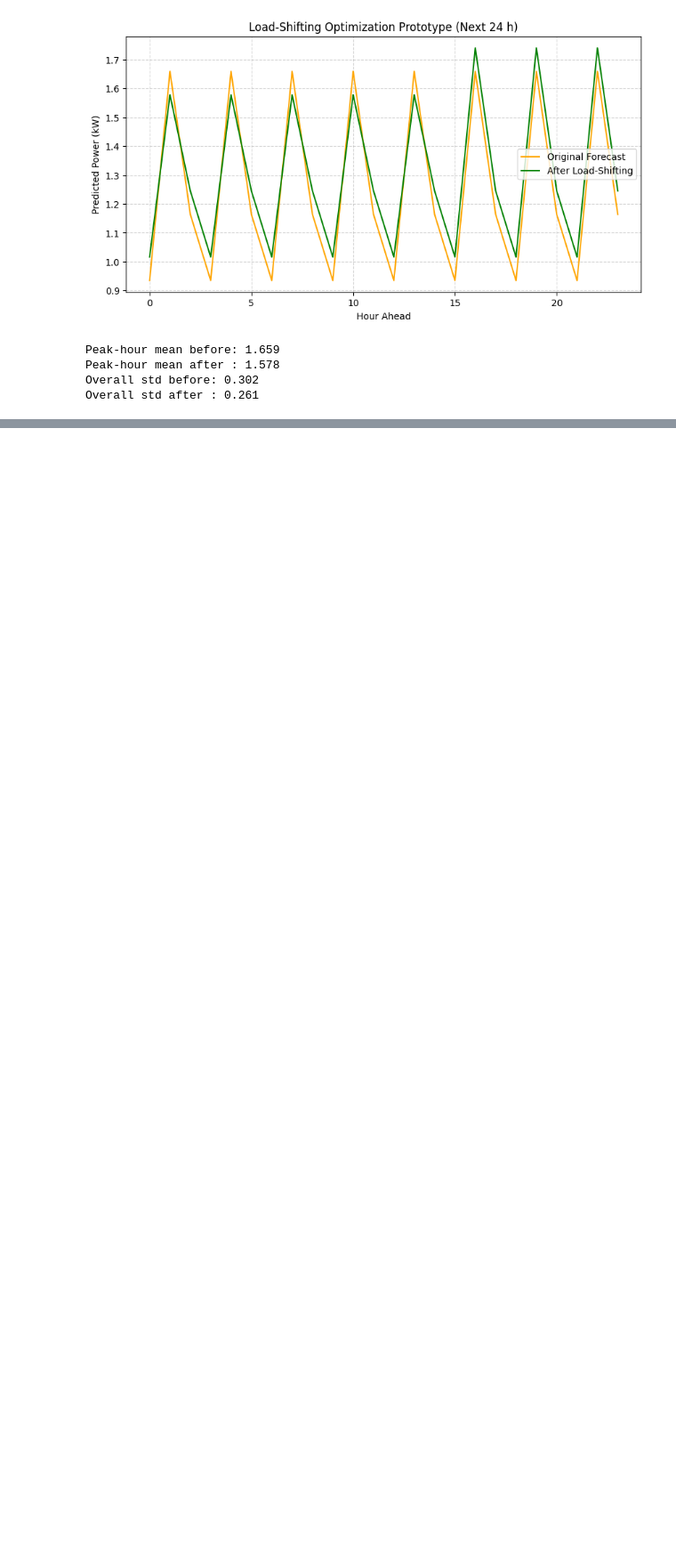
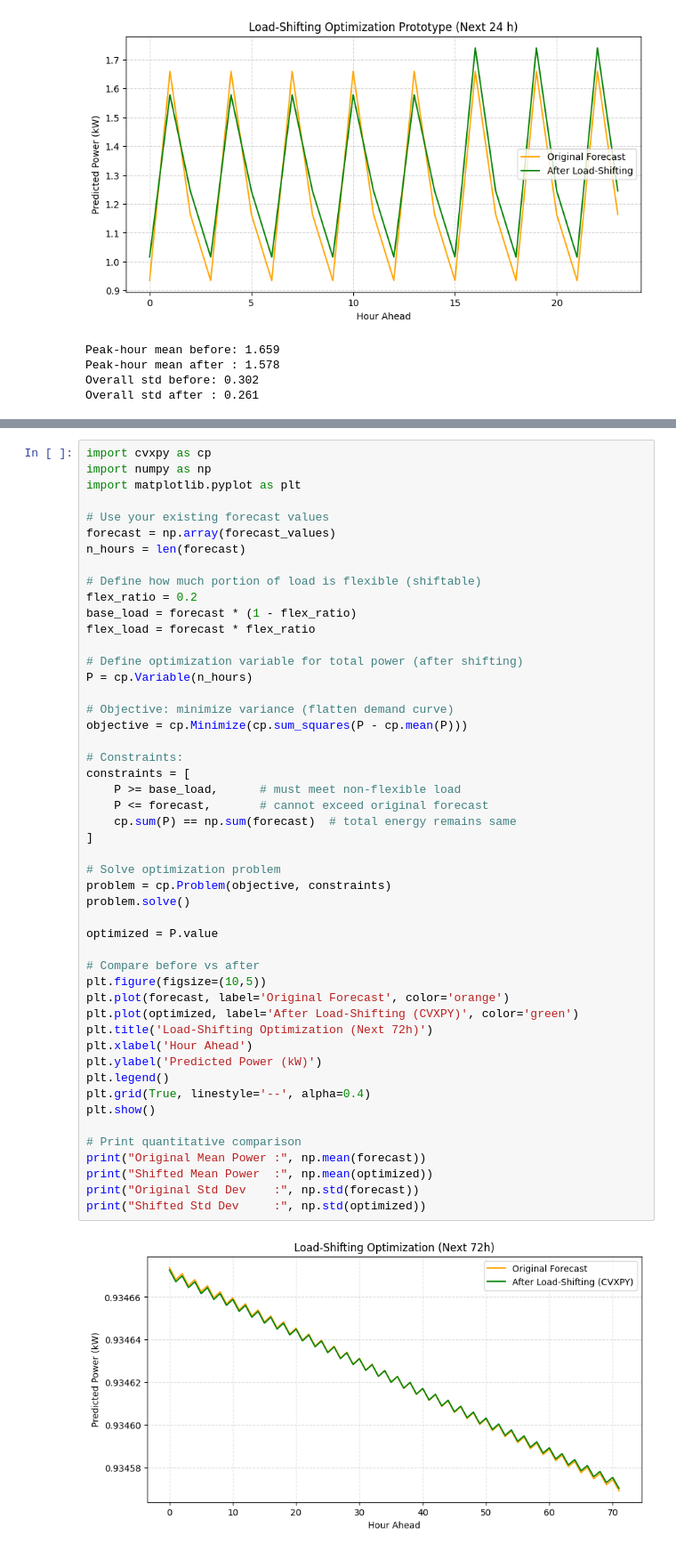
Before and after one commit to yashraj2310/Smart-energy-Forecast, a Jupyter notebook: endsem-project.ipynb, the cells around one changed output, grey strips where cells are left out. Shown at 89% size. Saved outputs shown, nothing was run; the diff lists cells and outputs as text; blank space fills up the shorter version.

```diff
--- a/endsem-project.ipynb
+++ b/endsem-project.ipynb
@@ -572,0 +650,51 @@ Overall std after : 0.261
+# %%
+import cvxpy as cp
+import numpy as np
+import matplotlib.pyplot as plt
+
+# Use your existing forecast values
+forecast = np.array(forecast_values)
+n_hours = len(forecast)
+
+# Define how much portion of load is flexible (shiftable)
+flex_ratio = 0.2
+base_load = forecast * (1 - flex_ratio)
+flex_load = forecast * flex_ratio
+
+# Define optimization variable for total power (after shifting)
+P = cp.Variable(n_hours)
+
+# Objective: minimize variance (flatten demand curve)
+objective = cp.Minimize(cp.sum_squares(P - cp.mean(P)))
+
+# Constraints:
+constraints = [
+    P >= base_load,      # must meet non-flexible load
+    P <= forecast,       # cannot exceed original forecast
+    cp.sum(P) == np.sum(forecast)  # total energy remains same
+]
+
+# Solve optimization problem
+problem = cp.Problem(objective, constraints)
+problem.solve()
+
+optimized = P.value
+
+# Compare before vs after
+plt.figure(figsize=(10,5))
+plt.plot(forecast, label='Original Forecast', color='orange')
+plt.plot(optimized, label='After Load-Shifting (CVXPY)', color='green')
+plt.title('Load-Shifting Optimization (Next 72h)')
+plt.xlabel('Hour Ahead')
+plt.ylabel('Predicted Power (kW)')
+plt.legend()
+plt.grid(True, linestyle='--', alpha=0.4)
+plt.show()
+
+# Print quantitative comparison
+print("Original Mean Power :", np.mean(forecast))
+print("Shifted Mean Power  :", np.mean(optimized))
+print("Original Std Dev    :", np.std(forecast))
+print("Shifted Std Dev     :", np.std(optimized))
+# %% [output]
+[figure, added]
```
Also changed, not shown: parts of 6 cells of this notebook.
